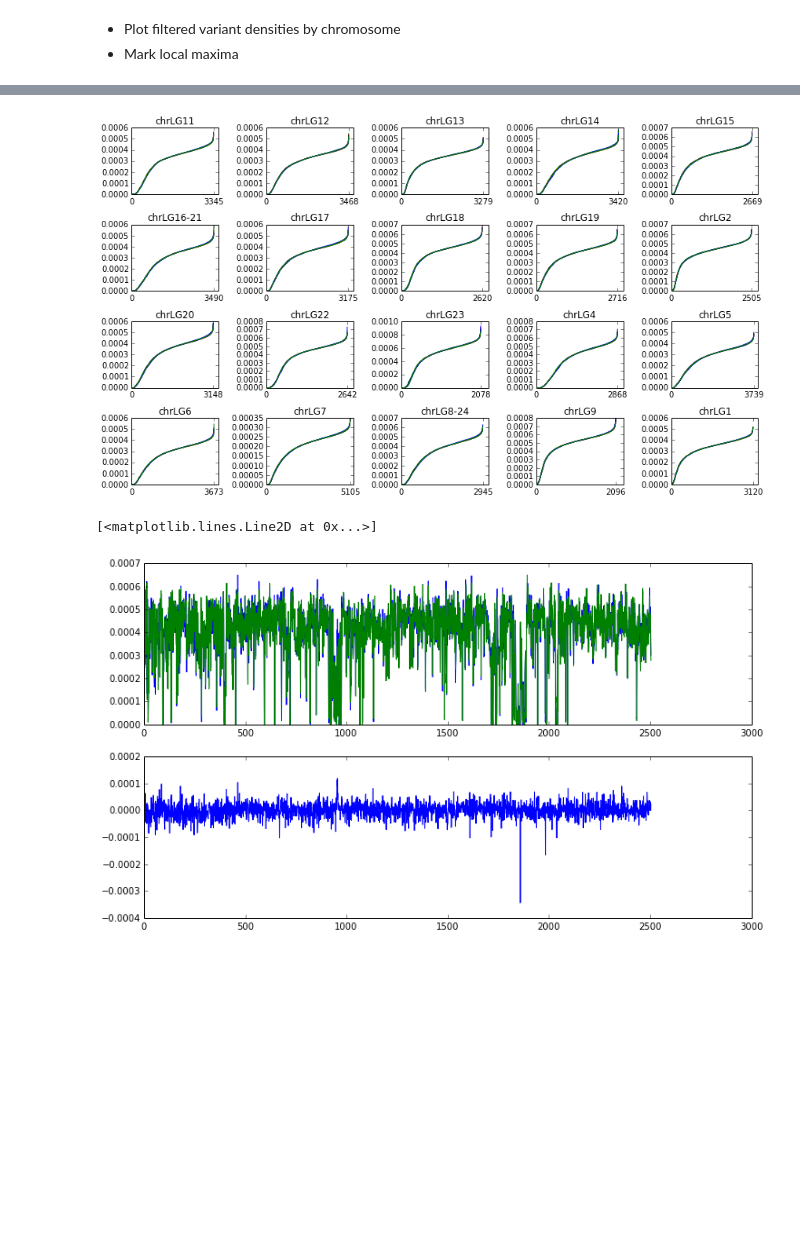
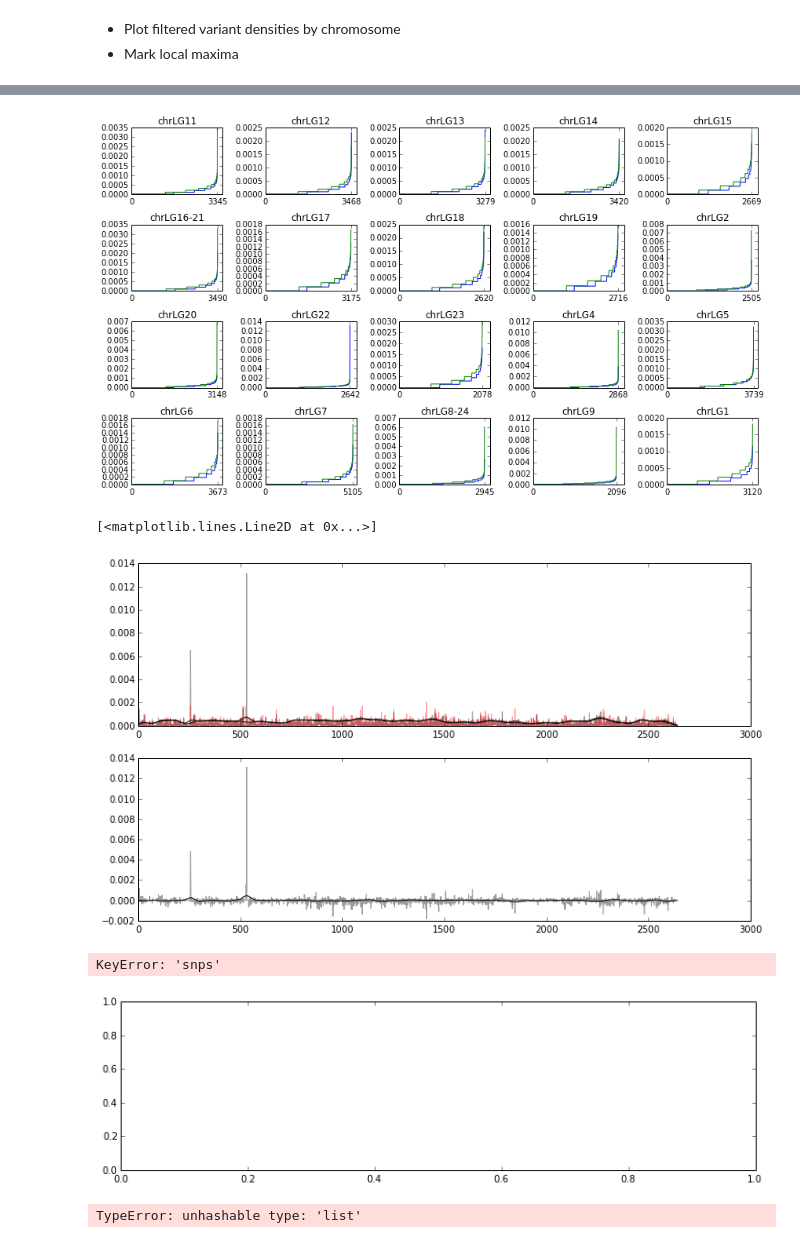
Before and after one commit to dodtlim/ulakes, a Jupyter notebook: ulakes.ipynb, the cells around one changed output, grey strips where cells are left out. Drawn from its saved outputs; the diff is of its cells as text; code cells hidden in the pictures; blank space fills up the shorter version.

```diff
--- a/ulakes.ipynb
+++ b/ulakes.ipynb
@@ -9,7 +9,9 @@ import vcf
 block_size = 10000
 size_cut   = 2e7
 
-vcf_reader = vcf.Reader(open('/home/russell/fish/talapia/cichlid.wgs.vcf', 'rb'))
+#vcf_reader = vcf.Reader(open('/home/russell/fish/talapia/cichlid.wgs.vcf', 'rb'))
+#vcf_reader = vcf.Reader(open('/home/russell/fish/talapia/cichlid.wgs.vcf', 'rb'))
+vcf_reader = vcf.Reader(open('/home/russell/fish/talapia/SNPs_only.kivu.vcf', 'rb'))
 #vcf_reader = vcf.Reader(open('SNPs_only.kivu_hom.vcf.gz', 'rb'))
 #vcf_reader = vcf.Reader(open('SNPs_only.mweru_hom.vcf.gz', 'rb'))
 
@@ -30,7 +32,19 @@ for name in vcf_reader.samples :
         if contig_lengths[contig] > size_cut :
             if not bigcontigs.__contains__(contig) :
                 bigcontigs.append(contig)
-            mycontigs[contig] = { 'length' : length, 'snps' : zeros(contig_lengths[contig]/block_size+1) }
+            mycontigs[contig] = { 'length' : length,
+                                  'allvars': zeros(contig_lengths[contig]/block_size+1),
+                                  'fixed'  : zeros(contig_lengths[contig]/block_size+1),
+                                  }
     mysamples[name] = mycontigs
+
+# 78357 vs 78584 : Serranochromis sp. “checkerboard”, Orthochromis sp. red cheek
+checkerboard_vs_redcheek = {}
+# 80344 vs checkmate : Paralabidochromis flavus, checkmate
+flavus_vs_checkmate = {}
+
+for contig in mycontigs.keys() :
+    checkerboard_vs_redcheek[contig] = zeros(contig_lengths[contig]/block_size+1)
+    flavus_vs_checkmate[contig] = zeros(contig_lengths[contig]/block_size+1)
 # %% [output]
 Populating the interactive namespace from numpy and matplotlib
@@ -79,15 +110,15 @@ window = window / sum(window)
 maxsnps = 0
 for n,c in enumerate(bigcontigs) :
     for s in vcf_reader.samples :
-        data = wiener( mysamples[s][c]['snps'], mysize=50 )
+        data = wiener( mysamples[s][c]['allvars'], mysize=50 )
         data = convolve( data, window, mode='same' )
-        if max(mysamples[s][c]['snps']) > maxsnps : maxsnps = max(mysamples[s][c]['snps'])
+        if max(mysamples[s][c]['allvars']) > maxsnps : maxsnps = max(mysamples[s][c]['allvars'])
         maxtab, mintab = peak.peakdet(data, 0.5)
         #maxtab = find_peaks_cwt( mysamples[s][c]['snps'], arange(10,100) )
         mysamples[s][c]['wiener'] = data
         mysamples[s][c]['maxima'] = maxtab
         mysamples[s][c]['minima'] = mintab
-        mysamples[s][c]['total']  = sum(mysamples[s][c]['snps'])
+        mysamples[s][c]['total']  = sum(mysamples[s][c]['allvars'])
 # %% [markdown]
 * Plot filtered variant densities by chromosome
 * Mark local maxima
@@ -114,21 +145,52 @@ figsize(12,7)
 for n,c in enumerate(bigcontigs) :
     subplot(4,5,n)
     for s in vcf_reader.samples :
-        plot(sorted(mysamples[s][c]['snps'])/mysamples[s][c]['total'])
-        xticks([0,len(mysamples[s][c]['snps'])])
-        xlim([0,len(mysamples[s][c]['snps'])+200])
+        plot(sorted(mysamples[s][c]['fixed'])/mysamples[s][c]['total'])
+        xticks([0,len(mysamples[s][c]['fixed'])])
+        xlim([0,len(mysamples[s][c]['fixed'])+200])
         title(c)
 tight_layout()
 # %% [output]
-[figure, old version]
+[figure, new version]
+# %%
+#80344 vs checkmate
+#78357 vs 78584
+
+#s1,s2 = mysamples.keys()[4], mysamples.keys()[-1]
+#s1,s2 = "80344", "checkmate"
+s1,s2 = "64571", "64253"
+c = bigcontigs[12]
+subplot(2,1,1)
+plot(mysamples[s1][c]['fixed']/mysamples[s1][c]['total'], color='black', alpha=0.4)
+plot(mysamples[s2][c]['fixed']/mysamples[s2][c]['total'], color='red', alpha=0.4)
+plot(mysamples[s1][c]['wiener']/mysamples[s1][c]['total'], color='black')
+plot(mysamples[s2][c]['wiener']/mysamples[s2][c]['total'], color='black')
+subplot(2,1,2)
+plot(mysamples[s1][c]['fixed']/mysamples[s1][c]['total']-mysamples[s2][c]['fixed']/mysamples[s2][c]['total'], color='black', alpha =0.4)
+plot(mysamples[s1][c]['wiener']/mysamples[s1][c]['total']-mysamples[s2][c]['wiener']/mysamples[s2][c]['total'], color='black')
+# %% [output]
+[<matplotlib.lines.Line2D at 0x...>]
+[figure, added]
 # %%
-s1,s2 = mysamples.keys()[4], mysamples.keys()[-1]
+#80344 vs checkmate
+#78357 vs 78584
+
+#s1,s2 = mysamples.keys()[4], mysamples.keys()[-1]
+#s1,s2 = "78357", "78584"
+s1,s2 = "64571", "64253"
 c = bigcontigs[10]
 subplot(2,1,1)
-plot(mysamples[s1][c]['snps']/mysamples[s1][c]['total'])
-plot(mysamples[s2][c]['snps']/mysamples[s2][c]['total'])
+plot(mysamples[s1][c]['snps']/mysamples[s1][c]['total'], color='black', alpha=0.4)
+plot(mysamples[s2][c]['snps']/mysamples[s2][c]['total'], color='red', alpha=0.4)
+plot(mysamples[s1][c]['wiener']/mysamples[s1][c]['total'], color='black')
+plot(mysamples[s2][c]['wiener']/mysamples[s2][c]['total'], color='black')
 subplot(2,1,2)
-plot(mysamples[s1][c]['snps']/mysamples[s1][c]['total']-mysamples[s2][c]['snps']/mysamples[s2][c]['total'])
+plot(mysamples[s1][c]['snps']/mysamples[s1][c]['total']-mysamples[s2][c]['snps']/mysamples[s2][c]['total'], color='black', alpha =0.4)
+plot(mysamples[s1][c]['wiener']/mysamples[s1][c]['total']-mysamples[s2][c]['wiener']/mysamples[s2][c]['total'], color='black')
 # %% [output]
-[<matplotlib.lines.Line2D at 0x...>]
+KeyError: 'snps'
-[figure, old version]
+[figure, new version]
+# %%
+set(ss.values())
+# %% [output]
+TypeError: unhashable type: 'list'
```
Also changed, not shown: parts of 6 cells of this notebook, 2 other files.
